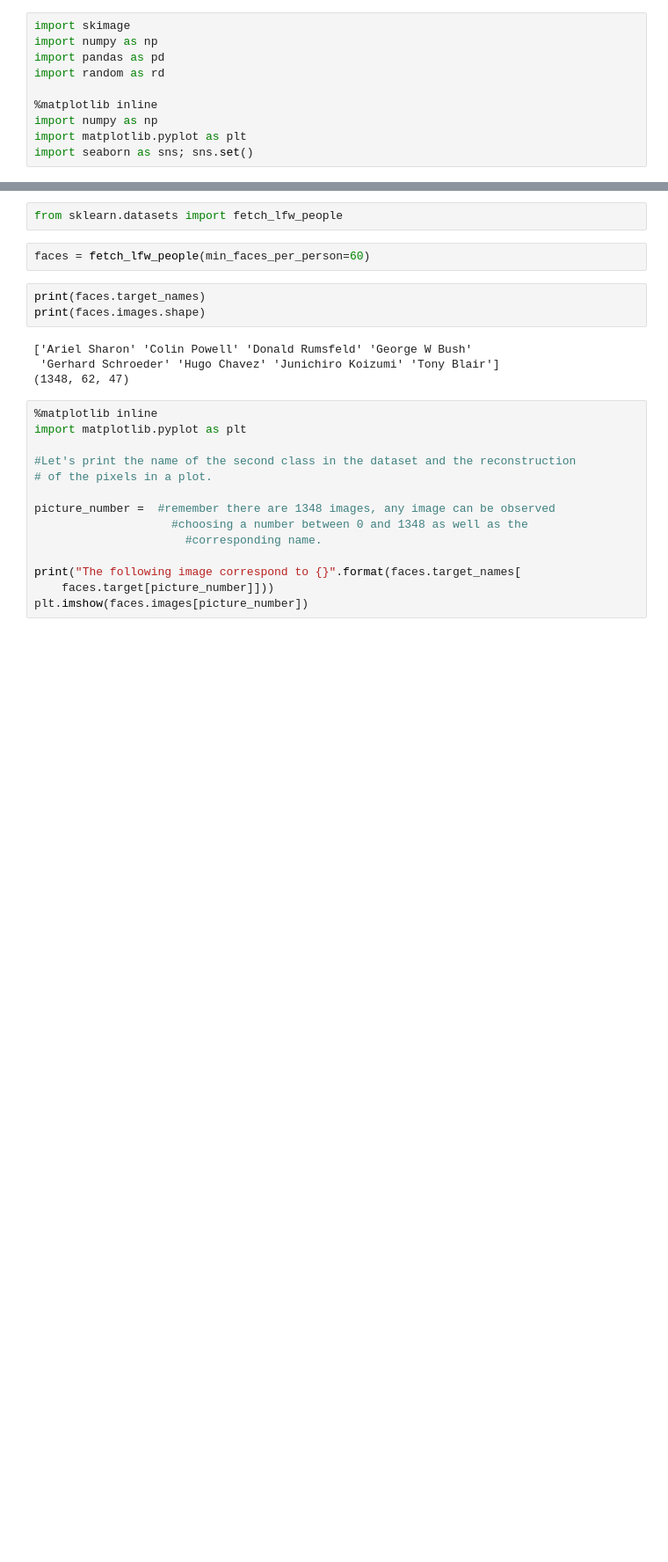
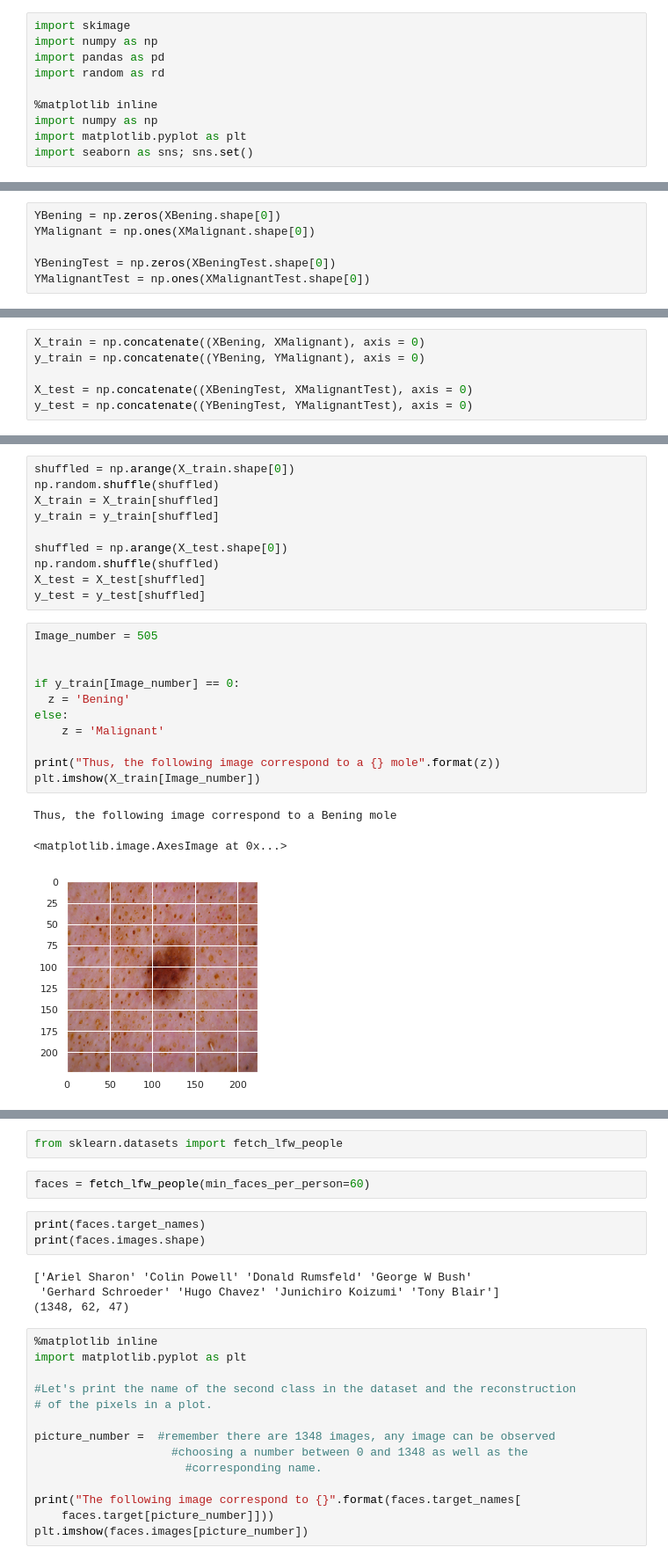
Before and after one commit to carloscarvajal1cc/Skin-cancer-detection-with-PCA-and-Deep-Learning, a Jupyter notebook: Assigment2_MachineLearning.ipynb, the cells around one changed output, grey strips where cells are left out. Shown at 88% size. Drawn from its saved outputs; the diff is of its cells as text; blank space fills up the shorter version.

```diff
--- a/Assigment2_MachineLearning.ipynb
+++ b/Assigment2_MachineLearning.ipynb
@@ -82,0 +182,6 @@ import seaborn as sns; sns.set()
+# %%
+YBening = np.zeros(XBening.shape[0])
+YMalignant = np.ones(XMalignant.shape[0])
+
+YBeningTest = np.zeros(XBeningTest.shape[0])
+YMalignantTest = np.ones(XMalignantTest.shape[0])
@@ -82,0 +220,6 @@ import seaborn as sns; sns.set()
+# %%
+X_train = np.concatenate((XBening, XMalignant), axis = 0)
+y_train = np.concatenate((YBening, YMalignant), axis = 0)
+
+X_test = np.concatenate((XBeningTest, XMalignantTest), axis = 0)
+y_test = np.concatenate((YBeningTest, YMalignantTest), axis = 0)
@@ -82,0 +234,25 @@ import seaborn as sns; sns.set()
+# %%
+shuffled = np.arange(X_train.shape[0])
+np.random.shuffle(shuffled)
+X_train = X_train[shuffled]
+y_train = y_train[shuffled]
+
+shuffled = np.arange(X_test.shape[0])
+np.random.shuffle(shuffled)
+X_test = X_test[shuffled]
+y_test = y_test[shuffled]
+# %%
+Image_number = 505
+
+
+if y_train[Image_number] == 0:
+  z = 'Bening'
+else:
+    z = 'Malignant'
+
+print("Thus, the following image correspond to a {} mole".format(z))
+plt.imshow(X_train[Image_number])
+# %% [output]
+Thus, the following image correspond to a Bening mole
+<matplotlib.image.AxesImage at 0x...>
+[figure, added]
```
Also changed, not shown: parts of 30 cells of this notebook.
